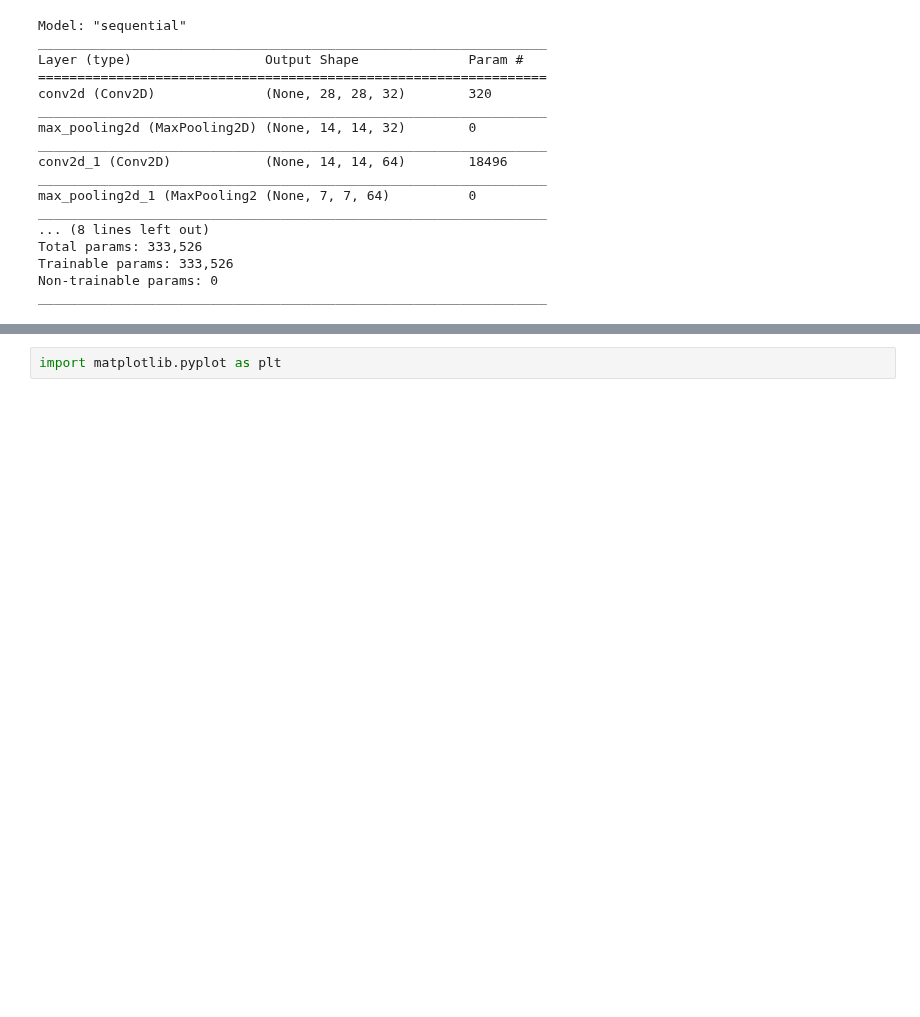
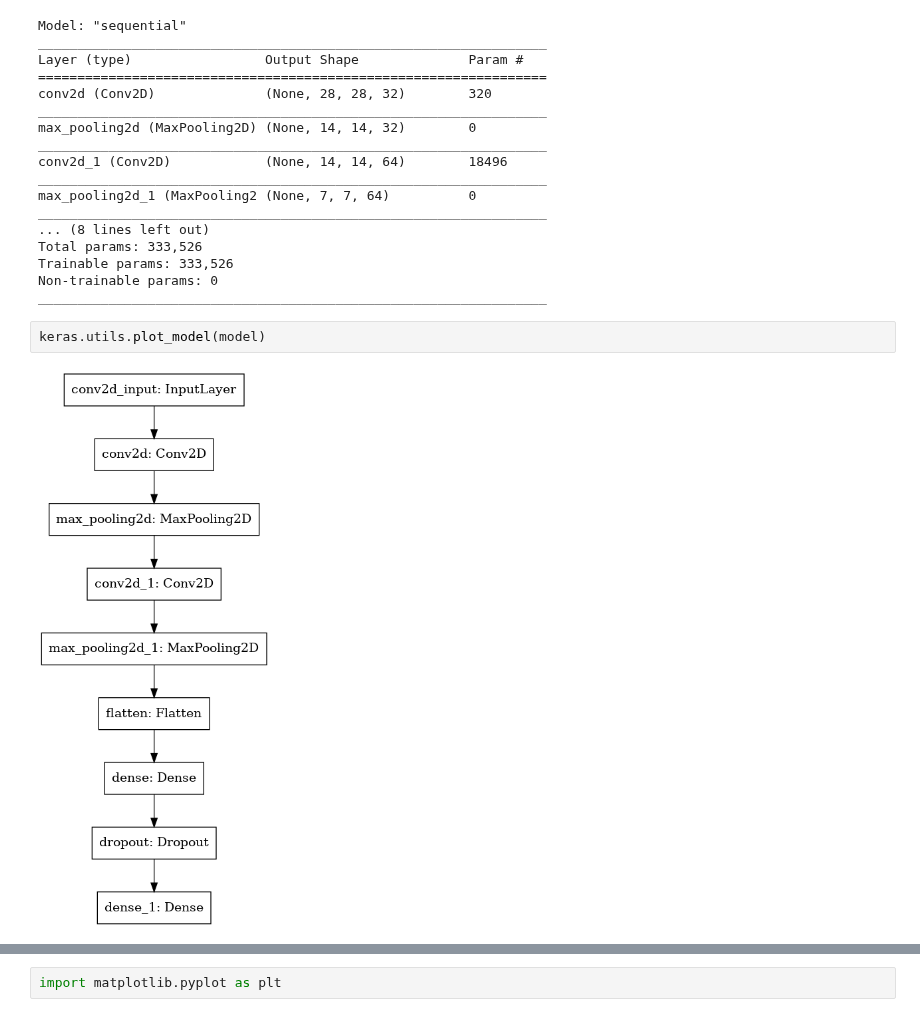
Before and after one commit to rickiepark/hg-mldl, a Jupyter notebook: 8-2.ipynb, the cells around one changed output, grey strips where cells are left out. Saved outputs shown, nothing was run; the diff lists cells and outputs as text; blank space fills up the shorter version.

```diff
--- a/8-2.ipynb
+++ b/8-2.ipynb
@@ -47,3 +49,7 @@ Total params: 333,526
 Trainable params: 333,526
 Non-trainable params: 0
 _________________________________________________________________
+# %%
+keras.utils.plot_model(model)
+# %% [output]
+[figure, added]
```
Also changed, not shown: parts of 15 cells of this notebook, 1 other file.
